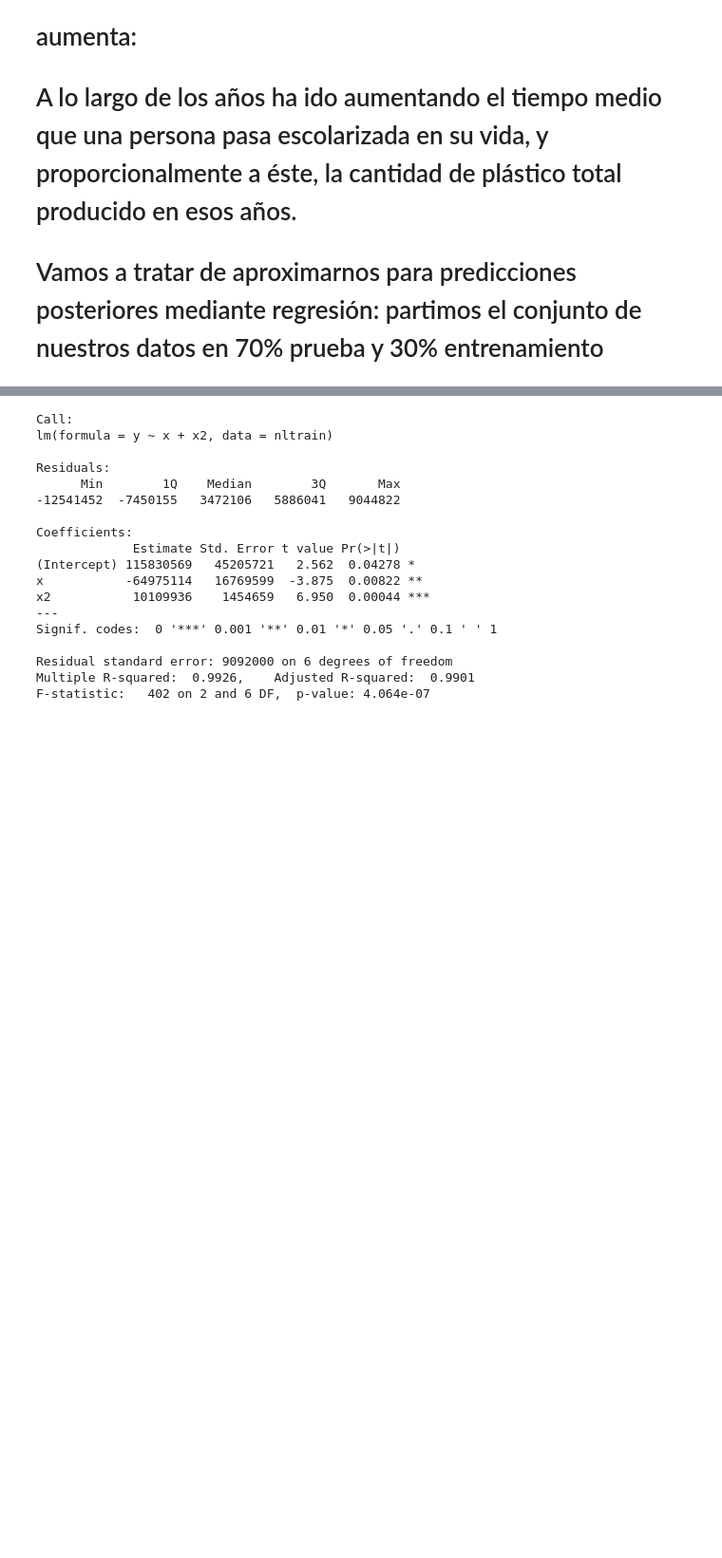
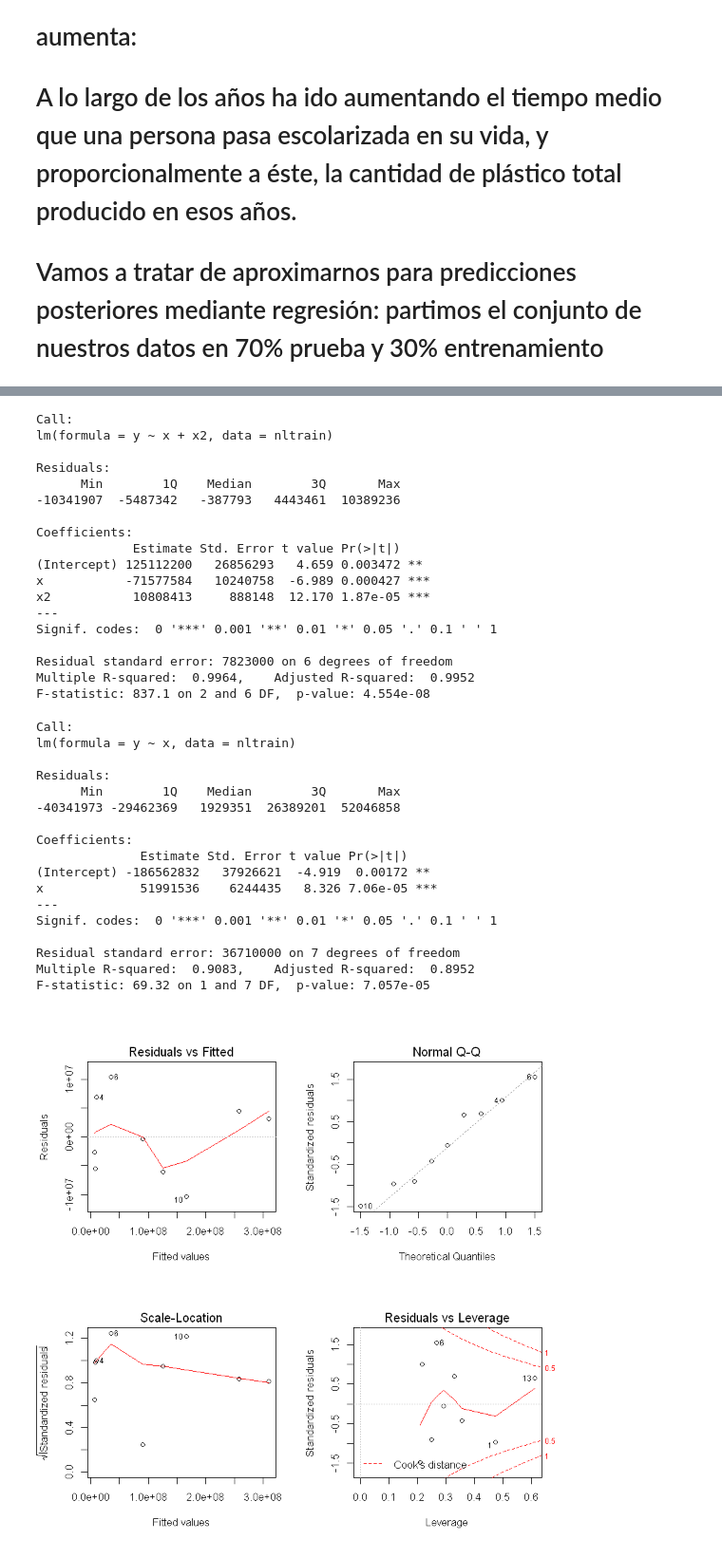
Before and after one commit to ealcober/mdbd, a Jupyter notebook: proyecto_final/pfinal.ipynb, the cells around one changed output, grey strips where cells are left out. Shown at 95% size. Saved outputs shown, nothing was run; the diff lists cells and outputs as text; code cells hidden in the pictures; blank space fills up the shorter version.

```diff
--- a/proyecto_final/pfinal.ipynb
+++ b/proyecto_final/pfinal.ipynb
@@ -195,24 +194,47 @@ ggplot() + geom_point(data = nltrain, aes(x = nltrain$x, y = nltrain$y)) +
 # %%
 set.seed(1234)
+regresion_lineal <- lm(y ~ x, data = nltrain)
 regresion_poly <- lm(y ~ x + x2, data = nltrain)
-# %%
-summary(regresion_poly)
-# %% [output]
-Call:
-lm(formula = y ~ x + x2, data = nltrain)
-
-Residuals:
-      Min        1Q    Median        3Q       Max
--12541452  -7450155   3472106   5886041   9044822
-
-Coefficients:
-             Estimate Std. Error t value Pr(>|t|)
-(Intercept) 115830569   45205721   2.562  0.04278 *
-x           -64975114   16769599  -3.875  0.00822 **
-x2           10109936    1454659   6.950  0.00044 ***
----
-Signif. codes:  0 '***' 0.001 '**' 0.01 '*' 0.05 '.' 0.1 ' ' 1
-
-Residual standard error: 9092000 on 6 degrees of freedom
-Multiple R-squared:  0.9926,    Adjusted R-squared:  0.9901
-F-statistic:   402 on 2 and 6 DF,  p-value: 4.064e-07
+# %%
+summary(regresion_poly)
+summary(regresion_lineal)
+
+layout(matrix(c(1,2,3,4), 2, 2, byrow = TRUE))
+plot(regresion_poly)
+# %% [output]
+Call:
+lm(formula = y ~ x + x2, data = nltrain)
+
+Residuals:
+      Min        1Q    Median        3Q       Max
+-10341907  -5487342   -387793   4443461  10389236
+
+Coefficients:
+             Estimate Std. Error t value Pr(>|t|)
+(Intercept) 125112200   26856293   4.659 0.003472 **
+x           -71577584   10240758  -6.989 0.000427 ***
+x2           10808413     888148  12.170 1.87e-05 ***
+---
+Signif. codes:  0 '***' 0.001 '**' 0.01 '*' 0.05 '.' 0.1 ' ' 1
+
+Residual standard error: 7823000 on 6 degrees of freedom
+Multiple R-squared:  0.9964,    Adjusted R-squared:  0.9952
+F-statistic: 837.1 on 2 and 6 DF,  p-value: 4.554e-08
+Call:
+lm(formula = y ~ x, data = nltrain)
+
+Residuals:
+      Min        1Q    Median        3Q       Max
+-40341973 -29462369   1929351  26389201  52046858
+
+Coefficients:
+              Estimate Std. Error t value Pr(>|t|)
+(Intercept) -186562832   37926621  -4.919  0.00172 **
+x             51991536    6244435   8.326 7.06e-05 ***
+---
+Signif. codes:  0 '***' 0.001 '**' 0.01 '*' 0.05 '.' 0.1 ' ' 1
+
+Residual standard error: 36710000 on 7 degrees of freedom
+Multiple R-squared:  0.9083,    Adjusted R-squared:  0.8952
+F-statistic: 69.32 on 1 and 7 DF,  p-value: 7.057e-05
+[figure, added]
```
Also changed, not shown: parts of 10 cells of this notebook, 1 other file.
